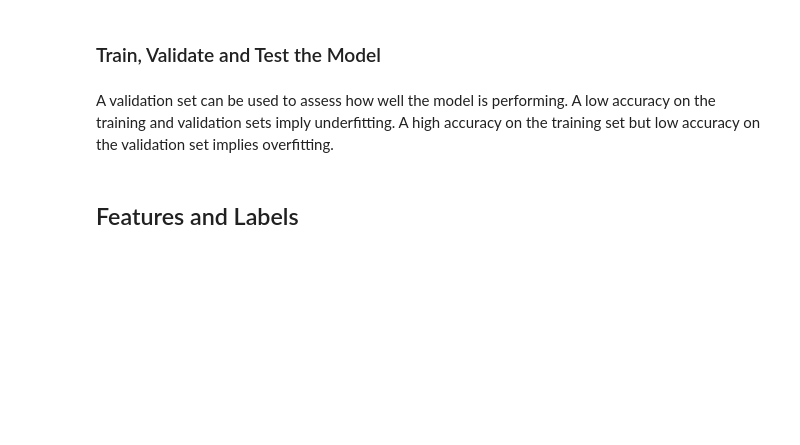
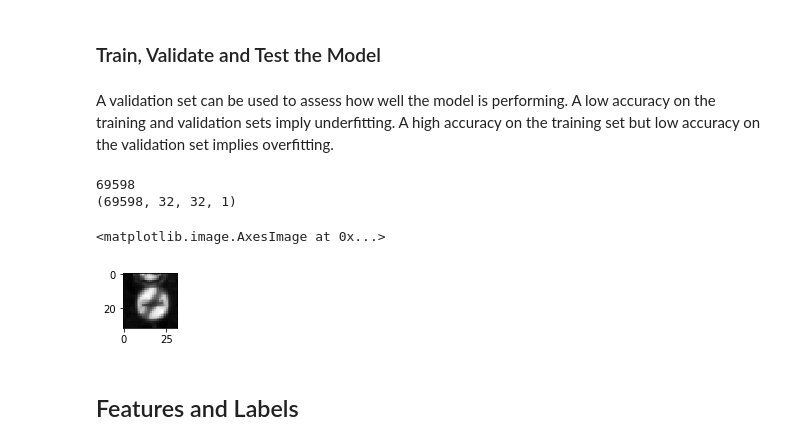
Before and after one commit to lelordoftech/Udacity, a Jupyter notebook: CarND-Traffic-Sign-Classifier-Project/Traffic_Sign_Classifier.ipynb, the cells around one changed output. Drawn from its saved outputs; the diff is of its cells as text; code cells hidden in the pictures; blank space fills up the shorter version.

```diff
--- a/CarND-Traffic-Sign-Classifier-Project/Traffic_Sign_Classifier.ipynb
+++ b/CarND-Traffic-Sign-Classifier-Project/Traffic_Sign_Classifier.ipynb
@@ -189,8 +215,10 @@ normalization(X_test)
 import tensorflow as tf
 from tensorflow.contrib.layers import flatten
 
-EPOCHS = 20
-BATCH_SIZE = 8
+EPOCHS = 10
+BATCH_SIZE = 128
+
+y_train = np.append(y_train, y_train)
 
 def conv2d(x, W, b, strides=1):
     x = tf.nn.conv2d(x, W, strides=[1, strides, strides, 1], padding='VALID')
@@ -269,9 +297,21 @@ sets imply underfitting. A high accuracy on the training set but low accuracy on
 # %%
 ### Train your model here.
 ### Calculate and report the accuracy on the training and validation set.
 ### Once a final model architecture is selected,
 ### the accuracy on the test set should be calculated and reported as well.
 ### Feel free to use as many code cells as needed.
+print(len(y_train))
+X_train = X_train.reshape([len(y_train), 32, 32, 1])
+print(X_train.shape)
+
+# Plot image after double data
+plt.figure(figsize=(1,1))
+plt.imshow(X_train[0].reshape([32, 32]), cmap='gray')
+# %% [output]
+69598
+(69598, 32, 32, 1)
+<matplotlib.image.AxesImage at 0x...>
+[figure, added]
 # %% [markdown]
 ## Features and Labels
 # %%
```
Also changed, not shown: parts of 15 cells of this notebook, 5 other files.
